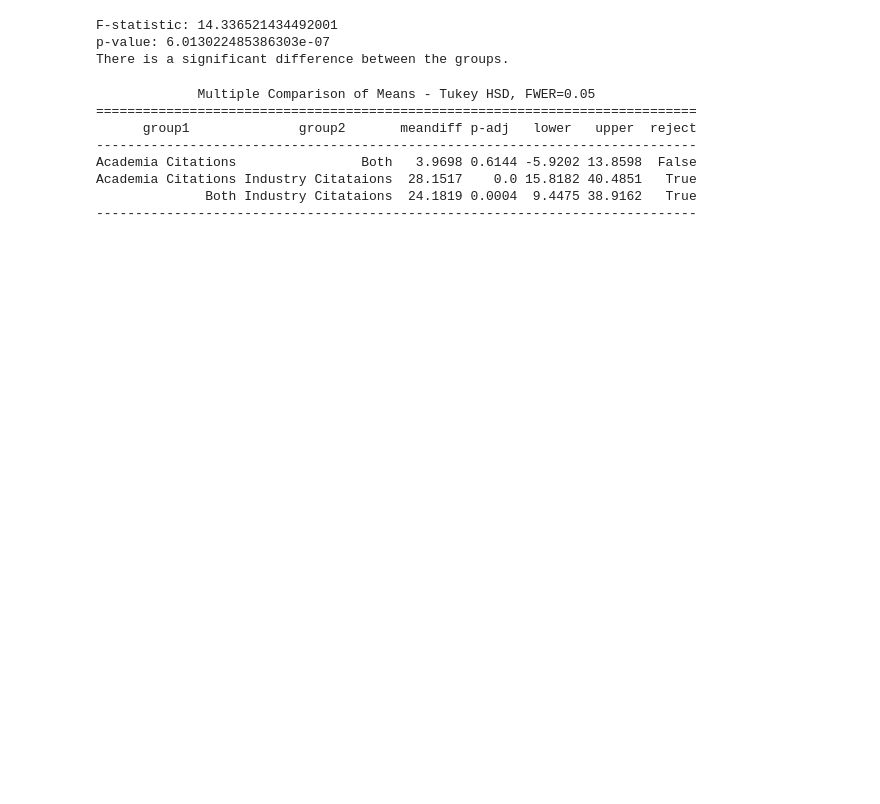
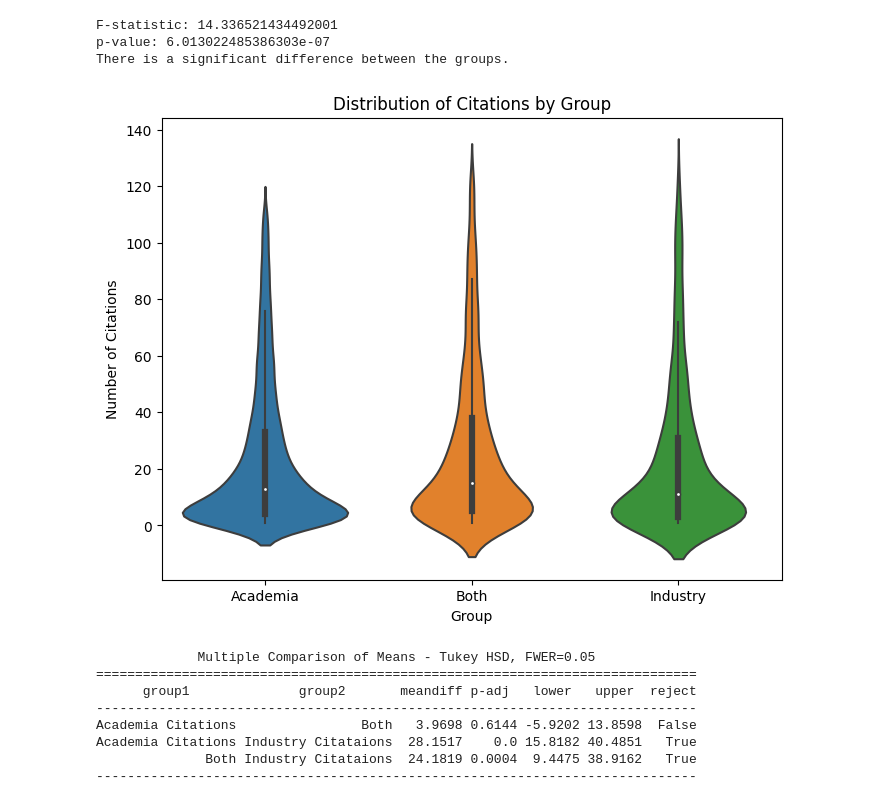
Before and after one commit to mervekocabas/Data_Literacy, a Jupyter notebook: notebooks/statistical_testing.ipynb, the cells around one changed output. Drawn from its saved outputs; the diff is of its cells as text; code cells hidden in the pictures; blank space fills up the shorter version.

```diff
--- a/notebooks/statistical_testing.ipynb
+++ b/notebooks/statistical_testing.ipynb
@@ -101,6 +102,41 @@ else:
 F-statistic: 14.336521434492001
 p-value: 6.013022485386303e-07
 There is a significant difference between the groups.
+# %%
+# Remove outliers using IQR
+def remove_outliers(data, group_col, value_col):
+    clean_data = []
+    for group, group_data in data.groupby(group_col):
+        Q1 = group_data[value_col].quantile(0.25)
+        Q3 = group_data[value_col].quantile(0.75)
+        IQR = Q3 - Q1
+        lower_bound = Q1 - 1.5 * IQR
+        upper_bound = Q3 + 1.5 * IQR
+        # Filter out values outside of the range
+        clean_group_data = group_data[(group_data[value_col] >= lower_bound) & (group_data[value_col] <= upper_bound)]
+        clean_data.append(clean_group_data)
+    return pd.concat(clean_data)
+
+# Combine the data into a DataFrame and melt it
+data = pd.DataFrame({
+    'Academia': academia_citations,
+    'Both': both_citations,
+    'Industry': industry_citations
+})
+data_melted = data.melt(var_name='Group', value_name='Citations')
+
+# Remove outliers
+clean_data_melted = remove_outliers(data_melted, group_col='Group', value_col='Citations')
+
+# Plot the violin plot with the cleaned data
+plt.figure(figsize=(8, 6))
+sns.violinplot(x='Group', y='Citations', data=clean_data_melted)
+plt.title('Distribution of Citations by Group')
+plt.xlabel('Group')
+plt.ylabel('Number of Citations')
+plt.show()
+# %% [output]
+[figure, added]
 # %%
 data = np.concatenate([academia_citations, industry_citations, both_citations])
 groups = ['Academia Citations'] * len(academia_citations) + ['Industry Citataions'] * len(industry_citations) + ['Both'] * len(both_citations)
```
Also changed, not shown: parts of 2 cells of this notebook.
